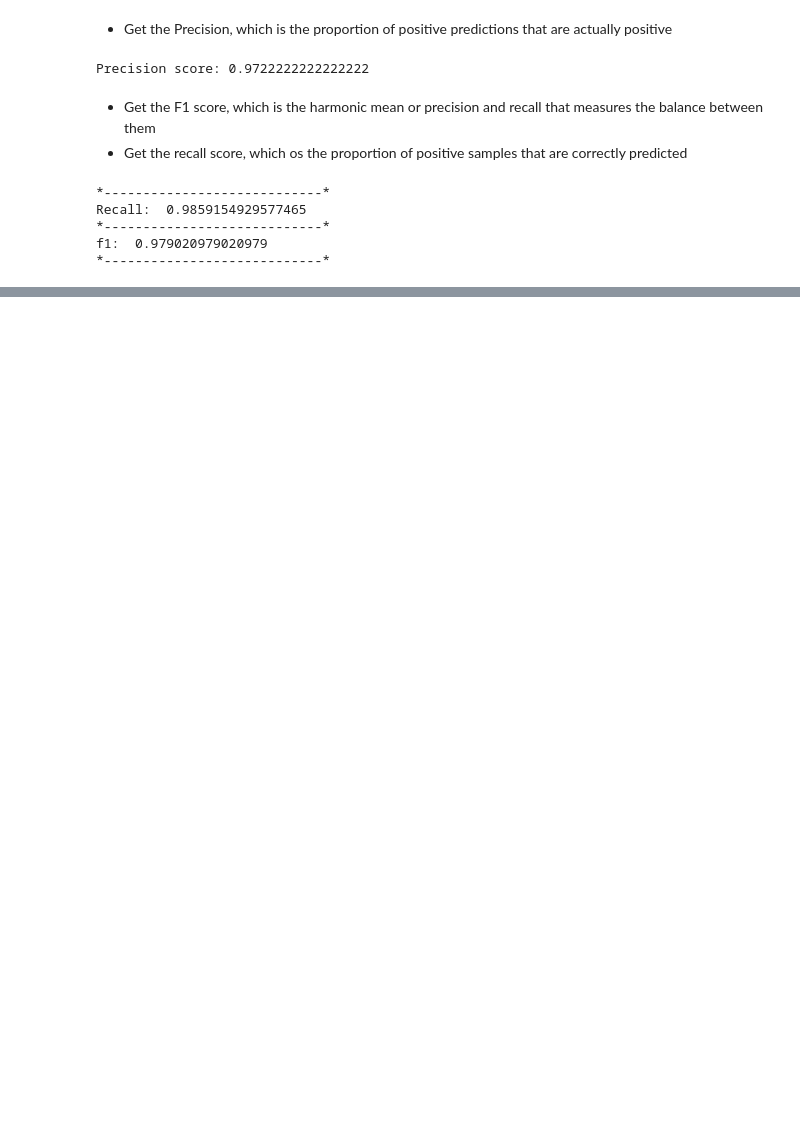
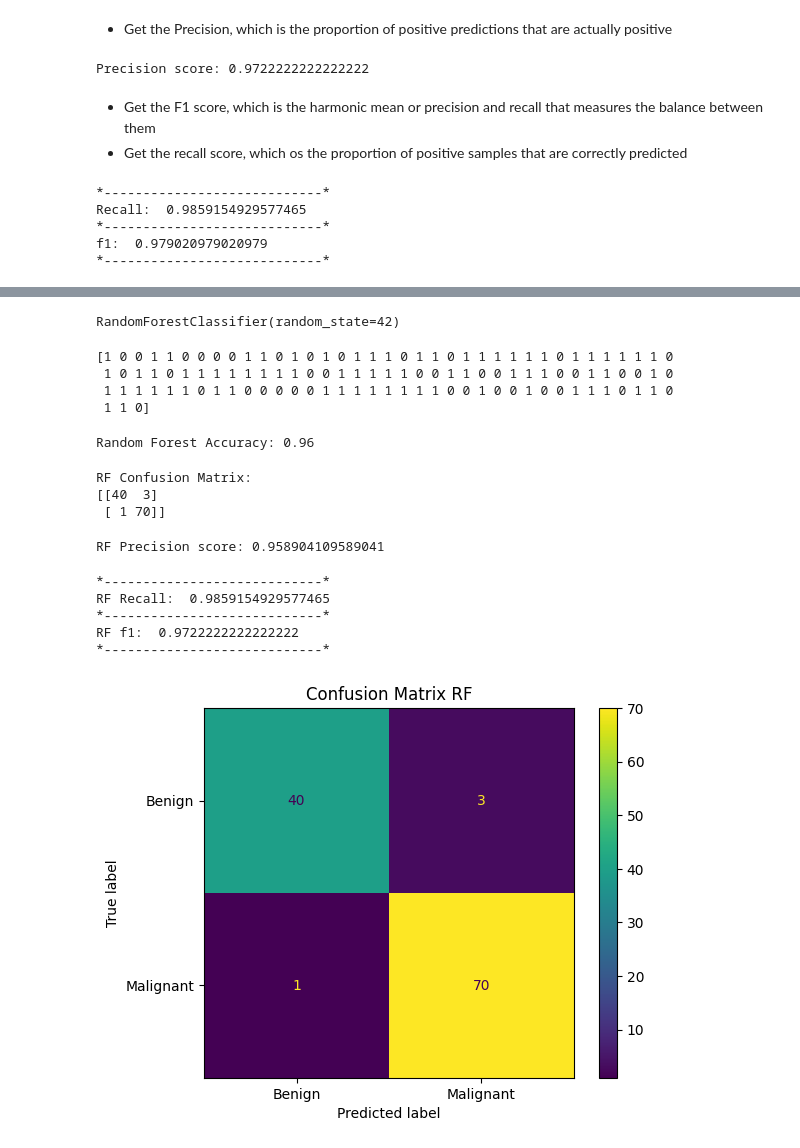
Before and after one commit to EvilWayz79/Breast_Cancer_Wisconsin_Diagnostic, a Jupyter notebook: breast_cancer_WD.ipynb, the cells around one changed output, grey strips where cells are left out. Cells and saved outputs as stored; diff of their text form; code cells hidden in the pictures; blank space fills up the shorter version.

```diff
--- a/breast_cancer_WD.ipynb
+++ b/breast_cancer_WD.ipynb
@@ -257,0 +269,72 @@ Based on these results for the confusion matrix, I would conclude that the class
+# %%
+
+from sklearn.ensemble import RandomForestClassifier
+
+# Initialize the Random Forest Classifier
+RF_classifier = RandomForestClassifier(n_estimators=100, random_state=42)
+# %%
+# Train the model
+RF_classifier.fit(X_train, y_train)
+# %% [output]
+RandomForestClassifier(random_state=42)
+# %%
+# Make predictions on the test set
+
+y_pred_RF = RF_classifier.predict(X_test)
+
+print(y_pred_RF)
+# %% [output]
+[1 0 0 1 1 0 0 0 0 1 1 0 1 0 1 0 1 1 1 0 1 1 0 1 1 1 1 1 1 0 1 1 1 1 1 1 0
+ 1 0 1 1 0 1 1 1 1 1 1 1 1 0 0 1 1 1 1 1 0 0 1 1 0 0 1 1 1 0 0 1 1 0 0 1 0
+ 1 1 1 1 1 1 0 1 1 0 0 0 0 0 1 1 1 1 1 1 1 1 0 0 1 0 0 1 0 0 1 1 1 0 1 1 0
+ 1 1 0]
+# %%
+# Evaluate the model
+
+from sklearn.metrics import accuracy_score, classification_report
+
+
+accuracy_RF = accuracy_score(y_test, y_pred_RF)
+
+print(f"Random Forest Accuracy: {accuracy_RF:.2f}")
+# %% [output]
+Random Forest Accuracy: 0.96
+# %%
+# Generate the confusion matrix
+
+conf_matrix_RF = confusion_matrix(y_test, y_pred_RF)
+
+# Display the confusion matrix
+
+print("RF Confusion Matrix:")
+print(conf_matrix_RF)
+# %% [output]
+RF Confusion Matrix:
+[[40  3]
+ [ 1 70]]
+# %%
+precision_RF = precision_score(y_test, y_pred_RF)
+print('RF Precision score:', precision_RF)
+# %% [output]
+RF Precision score: 0.958904109589041
+# %%
+recall_RF = recall_score(y_test, y_pred_RF)
+print("*----------------------------*")
+print("RF Recall: ", recall_RF)
+f1_RF = f1_score(y_test, y_pred_RF)
+print("*----------------------------*")
+print("RF f1: ", f1_RF)
+print("*----------------------------*")
+# %% [output]
+*----------------------------*
+RF Recall:  0.9859154929577465
+*----------------------------*
+RF f1:  0.9722222222222222
+*----------------------------*
+# %%
+cmd_RF = ConfusionMatrixDisplay(conf_matrix_RF, display_labels=['Benign', 'Malignant'])
+cmd_RF.plot()
+plt.title('Confusion Matrix RF')
+plt.show()
+# %% [output]
+[figure, added]
```
Also changed, not shown: parts of 24 cells of this notebook.
